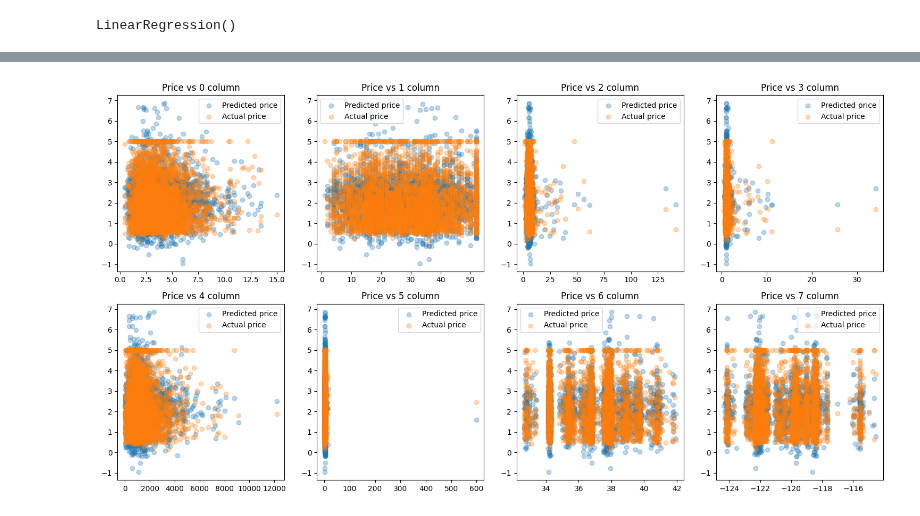
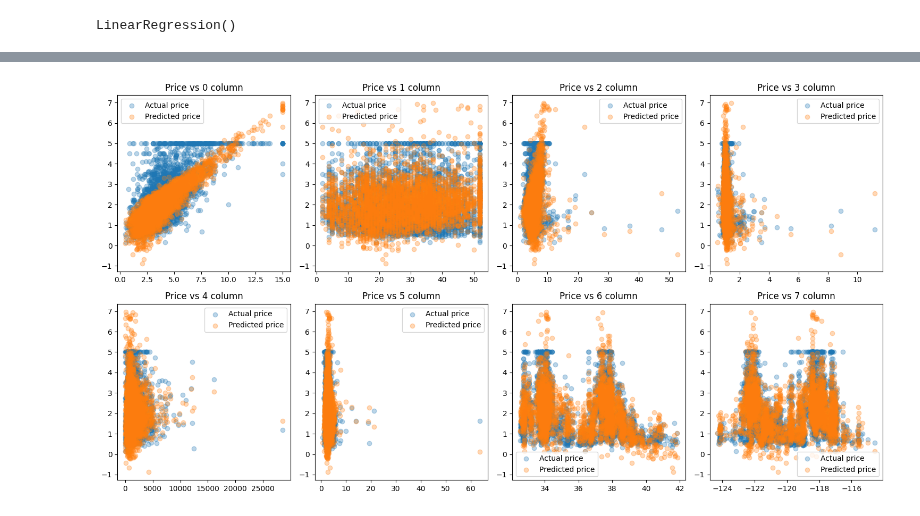
Before and after one commit to olesuv/homeworks-labs, a Jupyter notebook: machine-learning-tools/lab-3.ipynb, the cells around one changed output, grey strips where cells are left out. Drawn from its saved outputs; the diff is of its cells as text; code cells hidden in the pictures.

```diff
--- a/machine-learning-tools/lab-3.ipynb
+++ b/machine-learning-tools/lab-3.ipynb
@@ -193,19 +193,19 @@ y_train, y_pred
 # %%
 import matplotlib.pyplot as plt
 
 num_columns = df.data.shape[1]
 
 fig, axes = plt.subplots(nrows=2, ncols=4, figsize=(15, 8))
 axes = axes.flatten()
 
 for column_index, ax in enumerate(axes):
-    ax.scatter(df.data[:4128, column_index], y_pred, alpha=0.3, label='Predicted price')
-    ax.scatter(df.data[:4128, column_index], y_train[:4128], alpha=0.3, label='Actual price')
+    ax.scatter(x_test[:, column_index], y_test, alpha=0.3, label='Actual price')
+    ax.scatter(x_test[:, column_index], y_pred, alpha=0.3, label='Predicted price')
 
     ax.set_title(f"Price vs {column_index} column")
     ax.legend()
 
 plt.tight_layout()
 plt.show()
 # %% [output]
-[figure, old version]
+[figure, new version]
```
Also changed, not shown: parts of 9 cells of this notebook.
